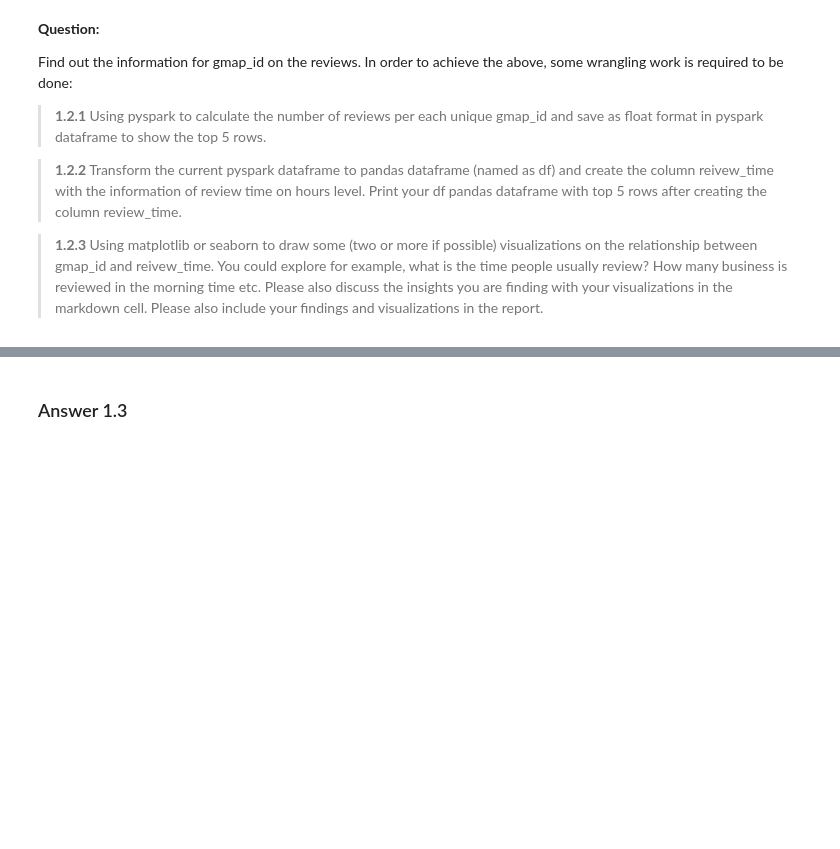
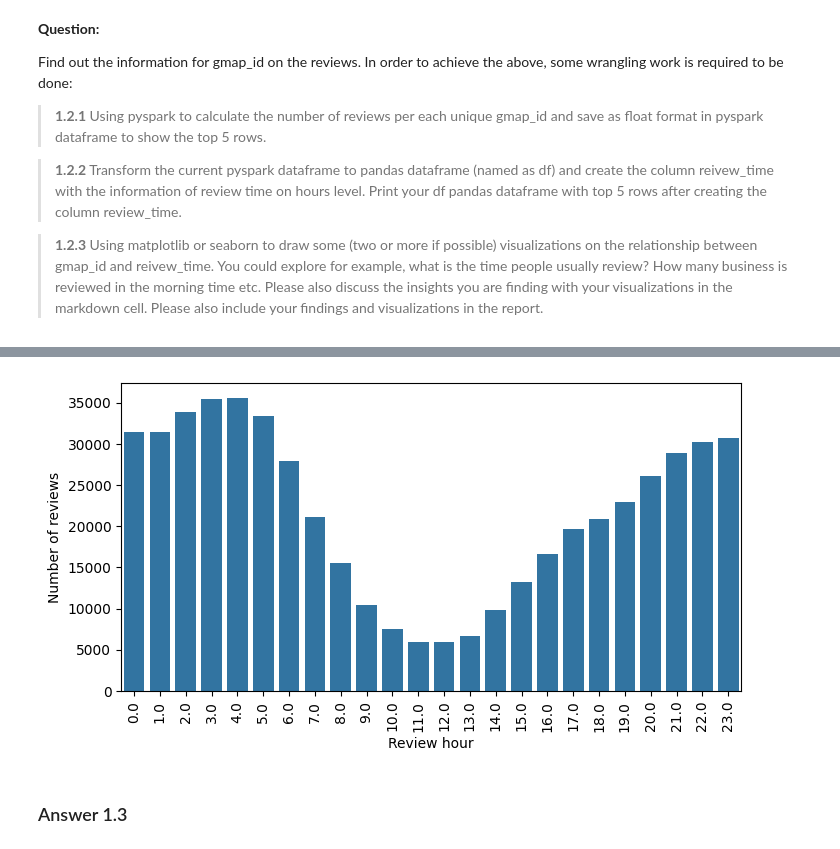
Before and after one commit to soumitkundu/SIG742-EndTermAssignment, a Jupyter notebook: SIG742Task2-Group-13.ipynb, the cells around one changed output, grey strips where cells are left out. Cells and saved outputs as stored; diff of their text form; code cells hidden in the pictures; blank space fills up the shorter version.

```diff
--- a/SIG742Task2-Group-13.ipynb
+++ b/SIG742Task2-Group-13.ipynb
@@ -174,0 +180,12 @@ Find out the information for gmap_id on the reviews. In order to achieve the abo
+# %%
+# Convert Unix timestamp (milliseconds) to seconds and then to datetime
+df_converted = df_converted.withColumn("reivew_datetime", from_unixtime(col("time").cast('bigint') / 1000))
+
+# Extract hour from the converted datetime
+df_converted = df_converted.withColumn("reivew_time", hour(col("reivew_datetime")))
+
+# Convert to Pandas DataFrame
+df = df_converted.toPandas()
+
+# Print top 5 rows from the Pandas DataFrame
+df.head()
@@ -174,0 +201,4 @@ Find out the information for gmap_id on the reviews. In order to achieve the abo
+# %%
+hour_wise_reviews = df['reivew_time'].value_counts().to_frame().reset_index().rename(columns={'count': 'reviews'})
+hour_wise_reviews = hour_wise_reviews.sort_values(by='reivew_time').reset_index(drop=True)
+hour_wise_reviews.head()
@@ -175,3 +212,11 @@ Find out the information for gmap_id on the reviews. In order to achieve the abo
+# %%
+plt.figure(figsize=[8, 4])
+sns.barplot(hour_wise_reviews, x='reivew_time', y='reviews')
+plt.xlabel("Review hour")
+plt.ylabel("Number of reviews")
+plt.tick_params(axis='x', labelrotation=90)
+# %% [output]
+[figure, added]
 # %% [markdown]
 ### Answer 1.3
 # %% [markdown]
```
Also changed, not shown: parts of 20 cells of this notebook.
